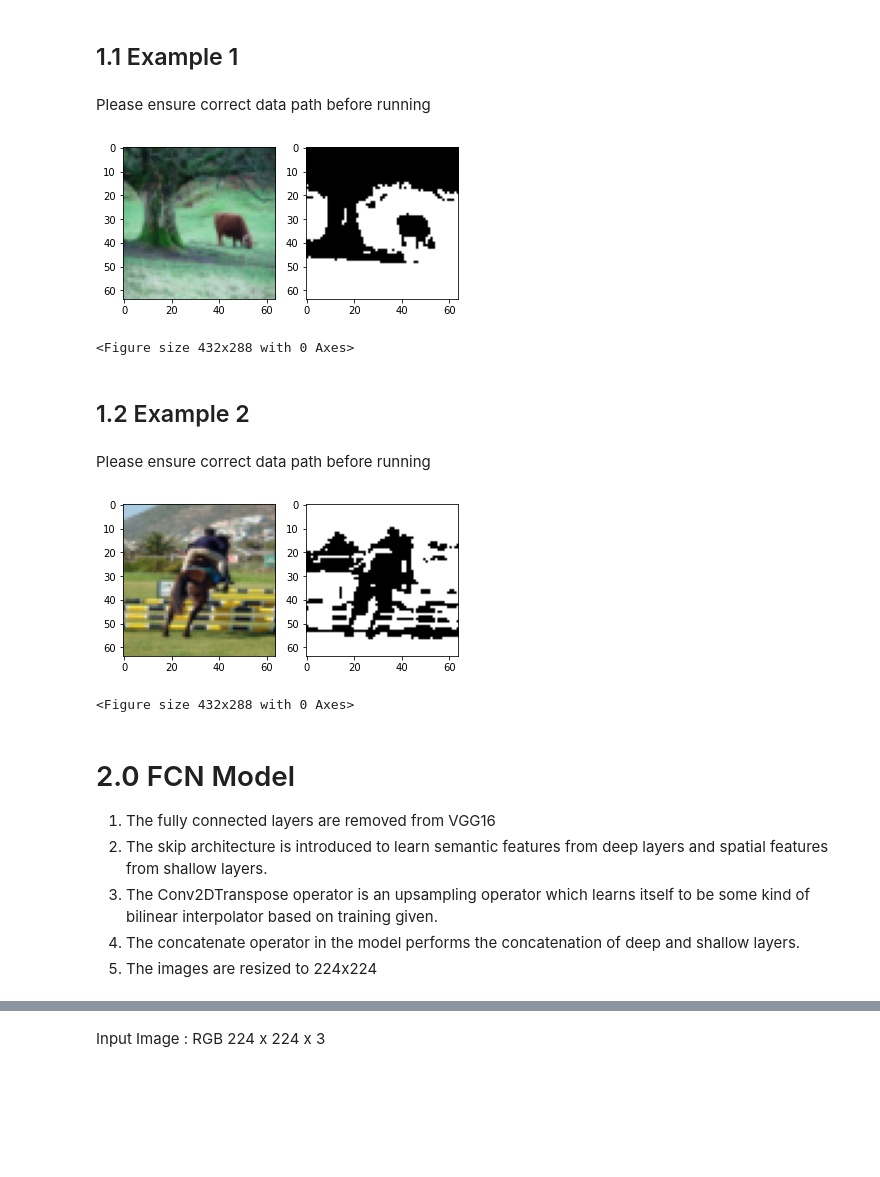
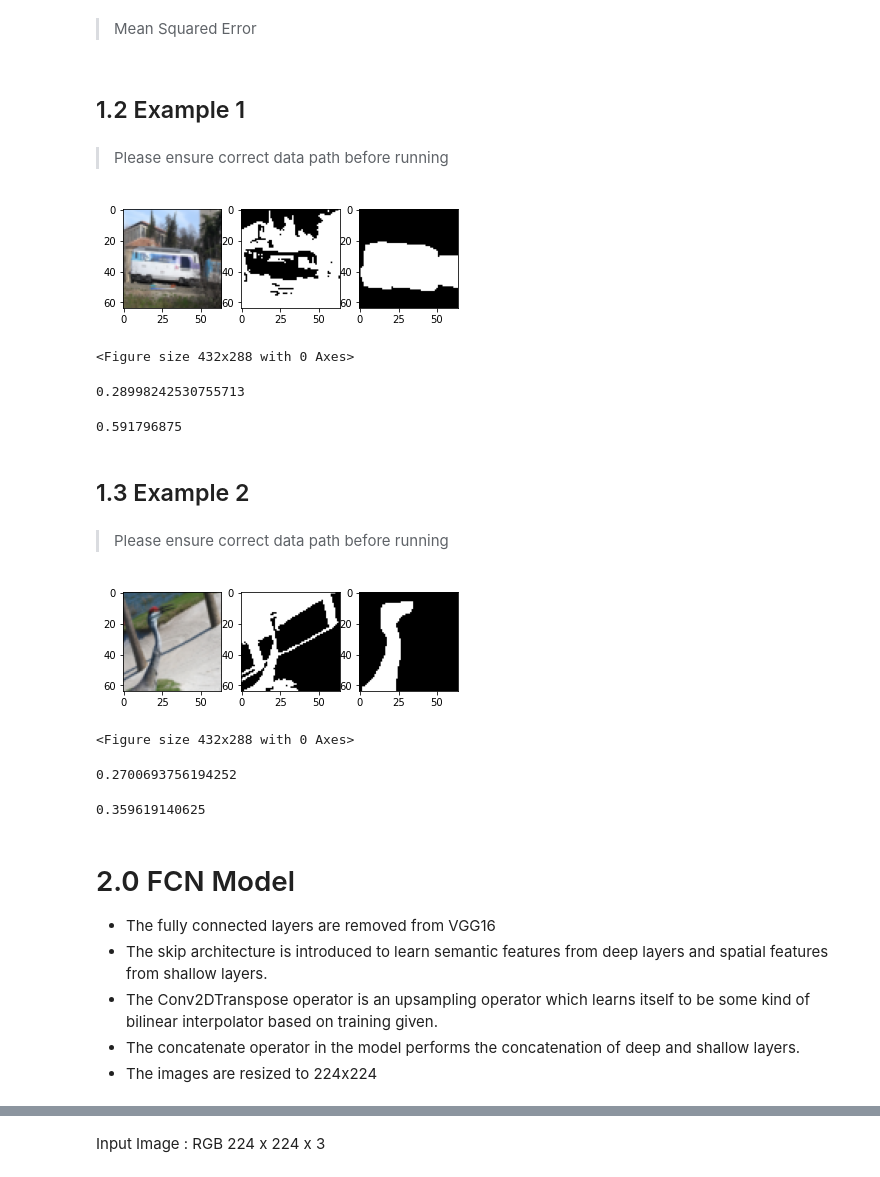
Before and after one commit to AdarshShah/Image-Segmentation, a Jupyter notebook: Image_Segmentation.ipynb, the cells around one changed output, grey strips where cells are left out. Drawn from its saved outputs; the diff is of its cells as text; code cells hidden in the pictures; blank space fills up the shorter version.

```diff
--- a/Image_Segmentation.ipynb
+++ b/Image_Segmentation.ipynb
@@ -62,0 +79,2 @@ def Ncut(image:np.ndarray,radius=20):
+# %% [markdown]
+> Mean Squared Error
@@ -63,43 +86,73 @@ def Ncut(image:np.ndarray,radius=20):
 # %% [markdown]
-## 1.1 Example 1
+## 1.2 Example 1
 # %% [markdown]
-Please ensure correct data path before running
+> Please ensure correct data path before running
 # %%
-image = resize(imread('./aip/VOCdevkit/VOC2007/JPEGImages/000013.jpg'),(64,64))
+image = resize(imread(f'{path}/TrainVal/VOCdevkit/VOC2011/JPEGImages/2007_000629.jpg'),(64,64))
 res_image = Ncut(image)
-plt.subplot(121)
+
+segmented_image = imread(f'{path}/TrainVal/VOCdevkit/VOC2011/SegmentationClass/2007_000629.png')
+segmented_image = resize(segmented_image[:,:,0],(64,64))
+segmented_image = np.where(segmented_image>0,1,0)
+
+plt.subplot(131)
 plt.imshow(image,'brg')
-plt.subplot(122)
+plt.subplot(132)
 plt.imshow(res_image,'gray')
+plt.subplot(133)
+plt.imshow(segmented_image,'gray')
 plt.show()
 plt.clf()
 # %% [output]
-[figure, old version]
+[figure, new version]
 <Figure size 432x288 with 0 Axes>
+# %%
+MIoU(res_image,segmented_image)
+# %% [output]
+0.28998242530755713
+# %%
+MSE(res_image,segmented_image)
+# %% [output]
+0.591796875
 # %% [markdown]
-## 1.2 Example 2
+## 1.3 Example 2
 # %% [markdown]
-Please ensure correct data path before running
+> Please ensure correct data path before running
 # %%
-image = resize(imread('./aip/VOCdevkit/VOC2007/JPEGImages/000010.jpg'),(64,64))
+image = resize(imread(f'{path}/TrainVal/VOCdevkit/VOC2011/JPEGImages/2007_000068.jpg'),(64,64))
 res_image = Ncut(image)
-plt.subplot(121)
+
+segmented_image = imread(f'{path}/TrainVal/VOCdevkit/VOC2011/SegmentationClass/2007_000068.png')
+segmented_image = resize(segmented_image[:,:,0],(64,64))
+segmented_image = np.where(segmented_image>0,1,0)
+
+plt.subplot(131)
 plt.imshow(image,'brg')
-plt.subplot(122)
+plt.subplot(132)
 plt.imshow(res_image,'gray')
+plt.subplot(133)
+plt.imshow(segmented_image,'gray')
 plt.show()
 plt.clf()
 # %% [output]
-[figure, old version]
+[figure, new version]
 <Figure size 432x288 with 0 Axes>
+# %%
+MIoU(res_image,segmented_image)
+# %% [output]
+0.2700693756194252
+# %%
+MSE(res_image,segmented_image)
+# %% [output]
+0.359619140625
 # %% [markdown]
 # 2.0 FCN Model
 
-1. The fully connected layers are removed from VGG16
-2. The skip architecture is introduced to learn semantic features from deep layers and spatial features from shallow layers.
-3. The Conv2DTranspose operator is an upsampling operator which learns itself to be some kind of bilinear interpolator based on training given.
-4. The concatenate operator in the model performs the concatenation of deep and shallow layers.
-5. The images are resized to 224x224
+* The fully connected layers are removed from VGG16
+* The skip architecture is introduced to learn semantic features from deep layers and spatial features from shallow layers.
+* The Conv2DTranspose operator is an upsampling operator which learns itself to be some kind of bilinear interpolator based on training given.
+* The concatenate operator in the model performs the concatenation of deep and shallow layers.
+* The images are resized to 224x224
 # %%
 import tensorflow as tf
 
```
Also changed, not shown: parts of 31 cells of this notebook.
